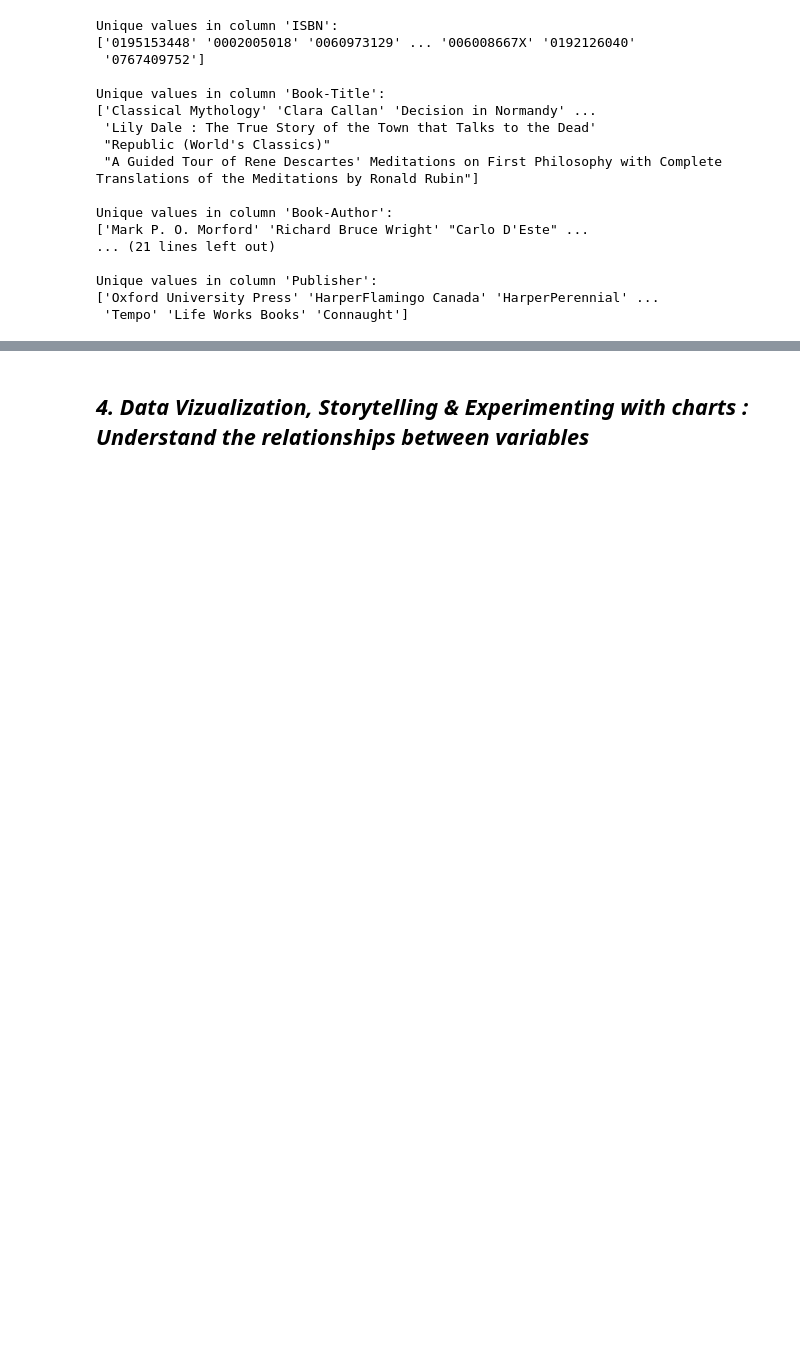
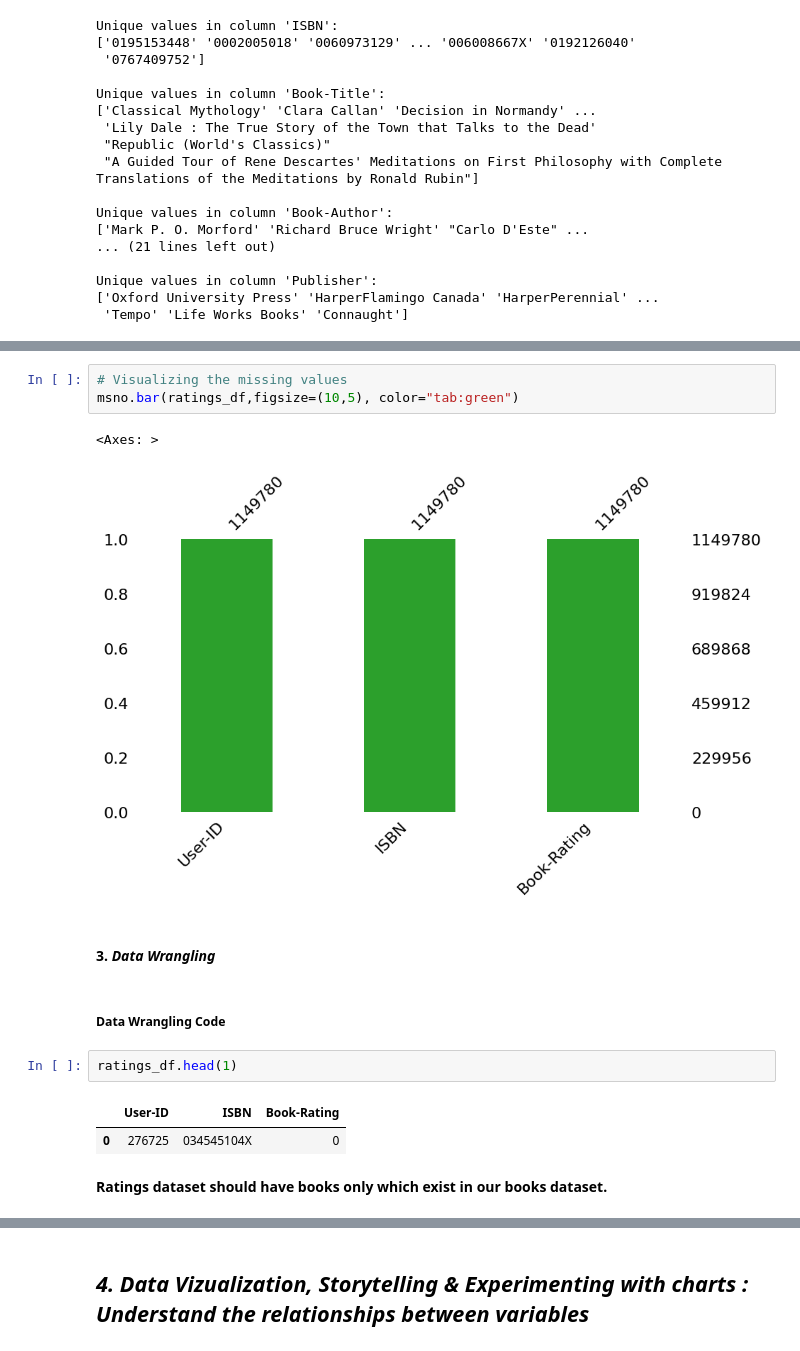
Before and after one commit to rahultj333/ML-Book-Recommendation-System, a Jupyter notebook: Individual_Book_Recommendation_System.ipynb, the cells around one changed output, grey strips where cells are left out. Saved outputs shown, nothing was run; the diff lists cells and outputs as text; blank space fills up the shorter version.

```diff
--- a/Individual_Book_Recommendation_System.ipynb
+++ b/Individual_Book_Recommendation_System.ipynb
@@ -416,0 +971,17 @@ Answer Here.
+# %%
+# Visualizing the missing values
+msno.bar(ratings_df,figsize=(10,5), color="tab:green")
+# %% [output]
+<Axes: >
+[figure, added]
+# %% [markdown]
+#### 3. ***Data Wrangling***
+# %% [markdown]
+##### Data Wrangling Code
+# %%
+ratings_df.head(1)
+# %% [output]
+|  | User-ID | ISBN | Book-Rating |
+| 0 | 276725 | 034545104X | 0 |
+# %% [markdown]
+**Ratings dataset should have books only which exist in our books dataset.**
```
Also changed, not shown: parts of 465 cells of this notebook.
